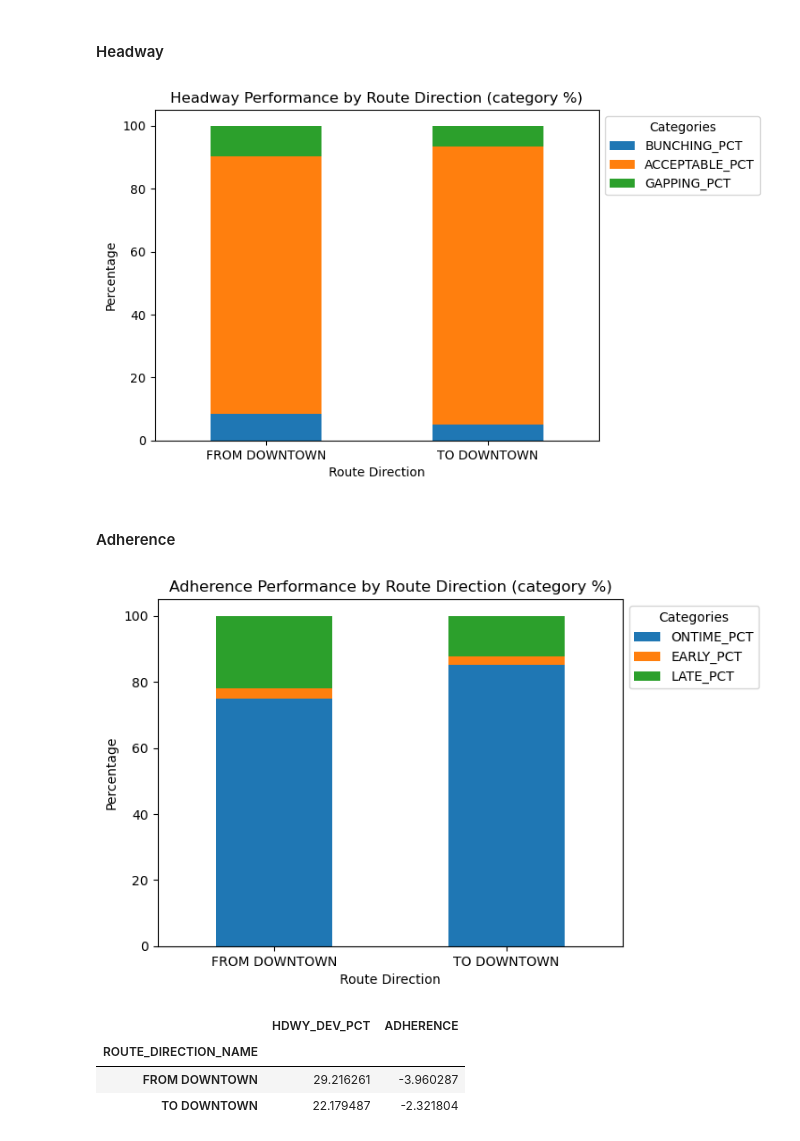
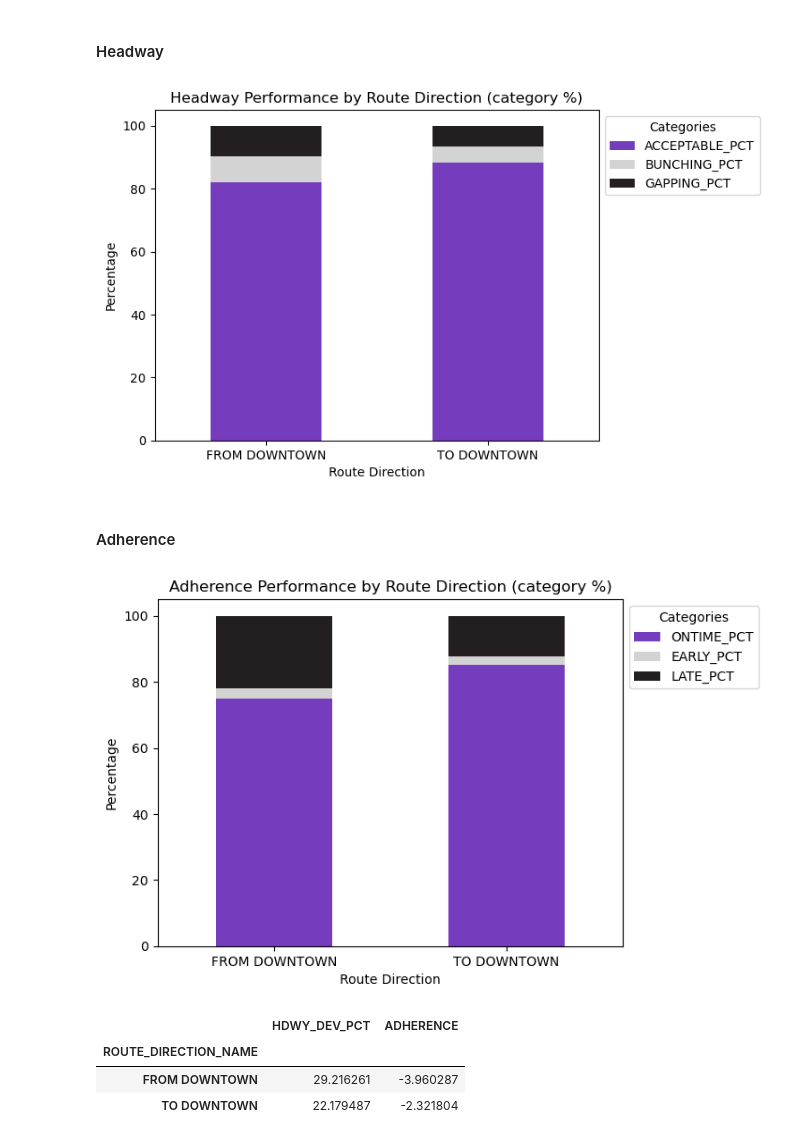
Before and after one commit to NSS-Data-Analytics-Cohort-11/wego-caesars-legion, a Jupyter notebook: notebooks/wego-derekbeistad-caesars-legion.ipynb, the cells around one changed output. Saved outputs shown, nothing was run; the diff lists cells and outputs as text; code cells hidden in the pictures.

Commit message:
added color to graphs, fine turned Q4 graph

```diff
--- a/notebooks/wego-derekbeistad-caesars-legion.ipynb
+++ b/notebooks/wego-derekbeistad-caesars-legion.ipynb
@@ -7,3 +10,9 @@ from datetime import datetime
+# %%
+colors = {
+    'p': (0.459, 0.235, 0.745),
+    'g': (0.827, 0.827, 0.827),
+    'b': (0.137, 0.122, 0.125)
+}
 # %%
 wego = pd.read_csv('../data/Headway Data, 8-1-2023 to 9-30-2023.csv')
 # %%
@@ -199,9 +212,10 @@ route_direction_totals.loc[:, 'GAPPING_PCT'] = (route_direction_totals['HDWY_GAP
                                                     route_direction_totals['TOTALS'] * 100)
 # %%
 # Route Direction Headway Graph
-ax = (route_direction_totals[['BUNCHING_PCT', 'ACCEPTABLE_PCT', 'GAPPING_PCT']]
+ax = (route_direction_totals[['ACCEPTABLE_PCT', 'BUNCHING_PCT', 'GAPPING_PCT']]
       .plot(kind='bar',
-            stacked=True))
+            stacked=True,
+           color= [colors['p'], colors['g'], colors['b']]))
 
 ax.set(title = 'Headway Performance by Route Direction (category %)',
         xlabel = 'Route Direction',
@@ -209,7 +223,7 @@ ax.set(title = 'Headway Performance by Route Direction (category %)',
 ax.legend(title = 'Categories', bbox_to_anchor=(1, 1))
 ax.tick_params(axis='x', rotation=0)
 # %% [output]
-[figure, old version]
+[figure, new version]
 # %% [markdown]
 #### Adherence
 # %%
@@ -233,15 +247,17 @@ route_ad_direction_totals.loc[:, 'LATE_PCT'] = (route_ad_direction_totals['ADJUS
 # %%
 # Route Direction Adherence graph
 ax = (
     route_ad_direction_totals[['ONTIME_PCT', 'EARLY_PCT', 'LATE_PCT']]
-).plot(kind='bar', stacked=True)
+).plot(kind='bar',
+       stacked=True,
+      color= [colors['p'], colors['g'], colors['b']])
 ax.set(title = 'Adherence Performance by Route Direction (category %)',
         xlabel = 'Route Direction',
        ylabel = 'Percentage')
 ax.legend(title = 'Categories', bbox_to_anchor=(1, 1))
 ax.tick_params(axis='x', rotation=0)
 # %% [output]
-[figure, old version]
+[figure, new version]
 # %%
 wego.groupby('ROUTE_DIRECTION_NAME')[['HDWY_DEV_PCT', 'ADHERENCE']].mean()
 # %% [output]
```
Also changed, not shown: parts of 26 cells of this notebook.
